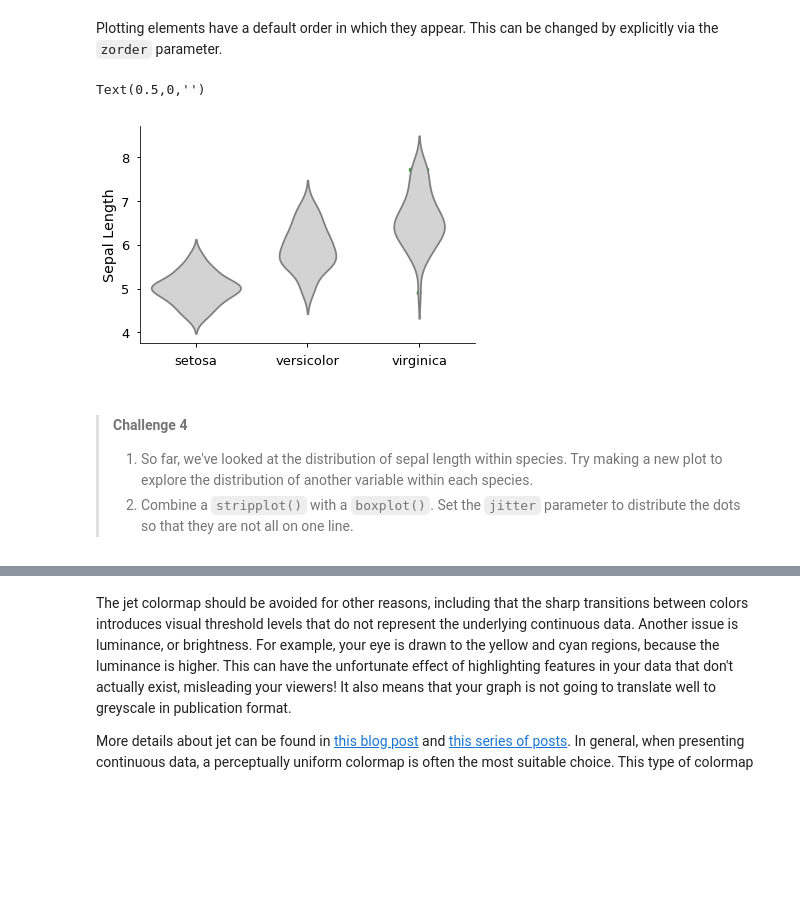
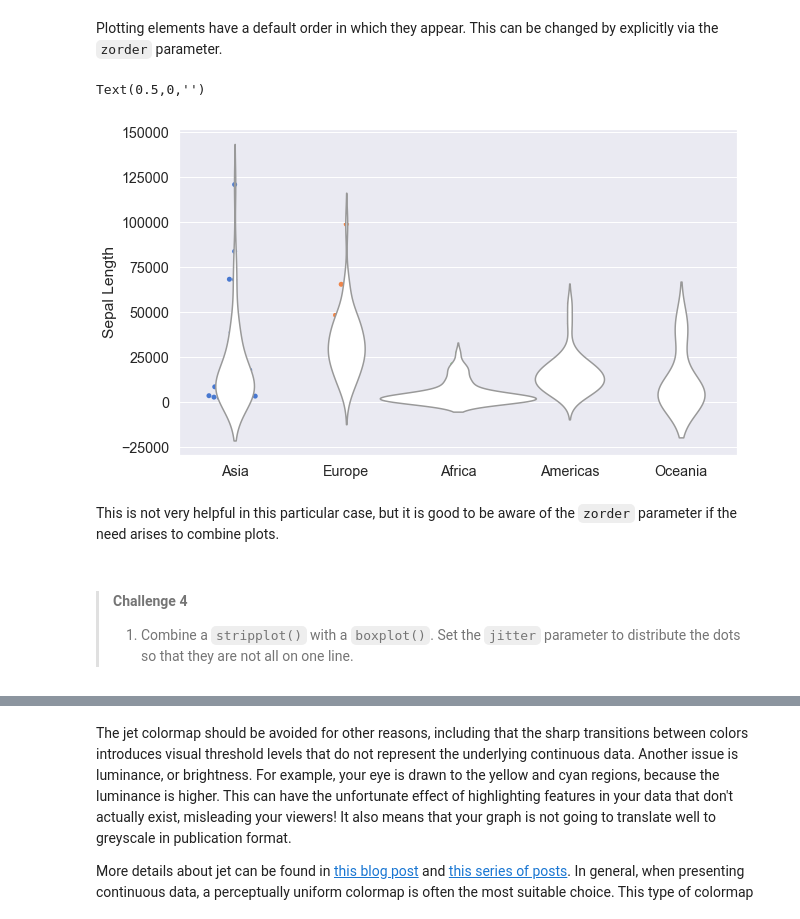
Before and after one commit to UofTCoders/2018-09-10-utoronto, a Jupyter notebook: code/4-advanced-gapminder.ipynb, the cells around one changed output, grey strips where cells are left out. Saved outputs shown, nothing was run; the diff lists cells and outputs as text; code cells hidden in the pictures; blank space fills up the shorter version.

```diff
--- a/code/4-advanced-gapminder.ipynb
+++ b/code/4-advanced-gapminder.ipynb
@@ -22,11 +21,9 @@
 # Setup by loading the data set from the previous lecture
 import pandas as pd
 
-# If you don't have the dataset
-#surveys = pd.read_csv('https://ndownloader.figshare.com/files/2292169')
+world_data = pd.read_csv('../data/world-data-gapminder.csv')
+# If you don't have the dataset locally
+# world_data = pd.read_csv('https://raw.githubusercontent.com/UofTCoders/2018-09-10-utoronto/gh-pages/data/world-data-gapminder.csv')
 
-# If you have already downloaded the dataset
-survey = pd.read_csv('../data/world-data-gapminder.csv')
-
-survey.head()
+world_data.head()
 # %% [output]
@@ -54,3 +42,9 @@ iris.groupby('species').mean()
+# %%
+import seaborn as sns
+
+sns.set(context='notebook', style='darkgrid', palette='muted', font_scale=1.3)
+
+world_data_2018 = world_data.loc[world_data['year'] == 2018]
 # %% [markdown]
 ### Bar plots
 
@@ -152,23 +137,24 @@ Text(0.5,0,'')
 # %% [markdown]
 Plotting elements have a default order in which they appear. This can be changed by explicitly via the `zorder` parameter.
 # %%
-fig, ax = plt.subplots()
-sns.despine()
+fig, ax = plt.subplots(figsize=(10, 6))
 
-sns.violinplot(x='species', y='sepal_length', data=iris,
-               color='lightgrey', inner=None, ax=ax, zorder=10)
-sns.swarmplot(x='species', y='sepal_length', data=iris,
+sns.violinplot(x='region', y='income', data=world_data_2018,
+               color='white', inner=None, ax=ax, width=1.4)
+sns.swarmplot(x='region', y='income', data=world_data_2018,
               ax=ax, zorder=0)
+
 ax.set_ylabel('Sepal Length')
 ax.set_xlabel('')
 # %% [output]
 Text(0.5,0,'')
-[figure, old version]
+[figure, new version]
+# %% [markdown]
+This is not very helpful in this particular case, but it is good to be aware of the `zorder` parameter if the need arises to combine plots.
 # %% [markdown]
 >#### Challenge 4
 >
->1. So far, we've looked at the distribution of sepal length within species.  Try making a new plot to explore the distribution of another variable within each species.
->2. Combine a `stripplot()` with a `boxplot()`. Set the `jitter` parameter to distribute the dots so that they are not all on one line.
+>1. Combine a `stripplot()` with a `boxplot()`. Set the `jitter` parameter to distribute the dots so that they are not all on one line.
 # %% [markdown]
 ## Making plots accessible through suitable color choices
 
```
Also changed, not shown: parts of 51 cells of this notebook.
